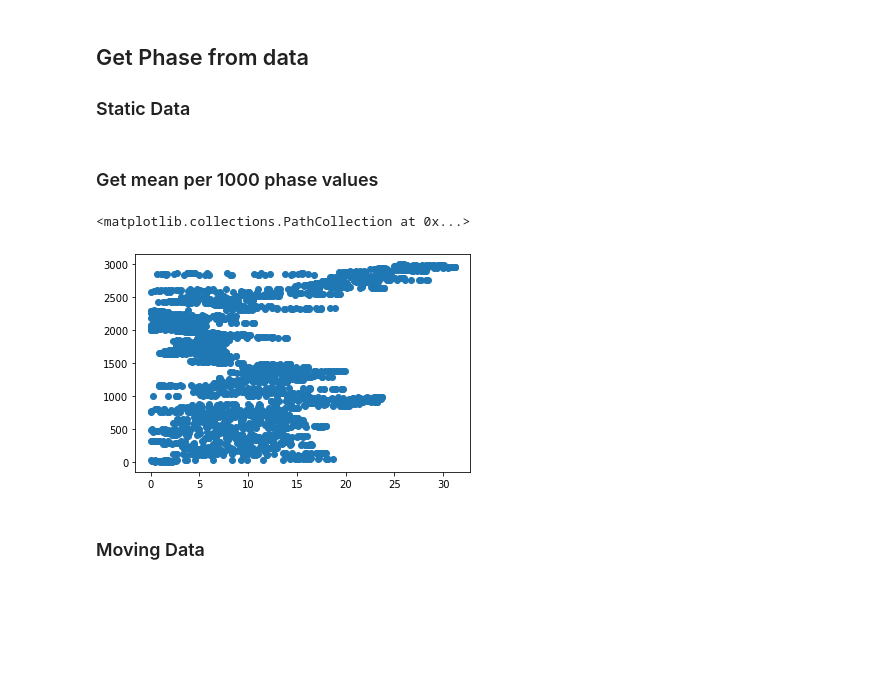
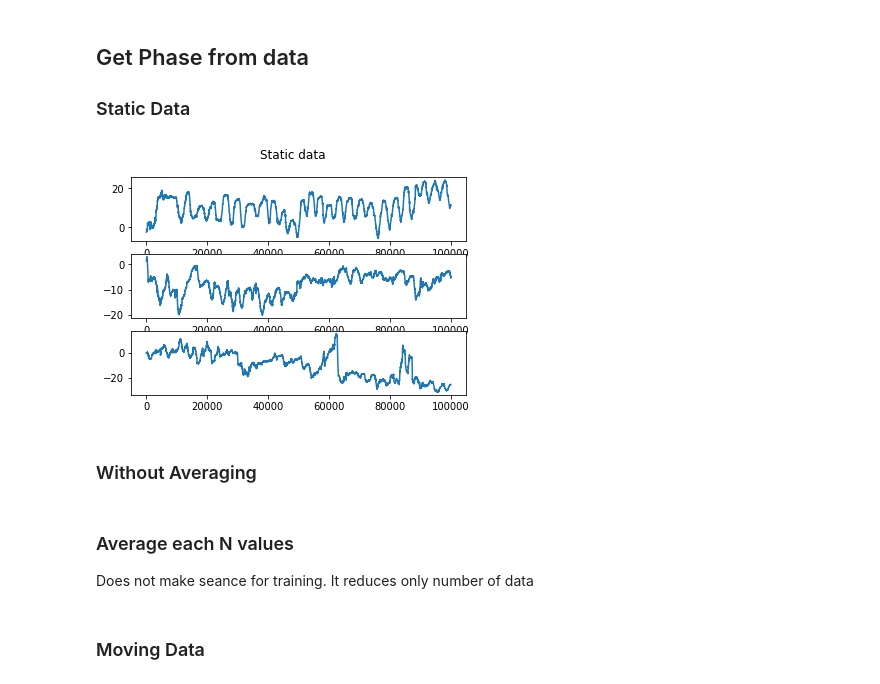
Before and after one commit to ml-lohi/hackathon-aachen, a Jupyter notebook: linear_discriminant_ananlysis.ipynb, the cells around one changed output. Saved outputs shown, nothing was run; the diff lists cells and outputs as text; code cells hidden in the pictures; blank space fills up the shorter version.

```diff
--- a/linear_discriminant_ananlysis.ipynb
+++ b/linear_discriminant_ananlysis.ipynb
@@ -25,12 +25,15 @@ Shape moving data: (3, 100000, 64)
 # %%
 phases_static = []
 for i in range(N_STATIC):
     phases, abses, _, _ = processing.do_processing(data_static[i])
     phases_static.append(np.mean(phases, axis=0))
 
-# fig, axs = plt.subplots(N_STATIC)
-# fig.suptitle('Static data')
-# for i in range(N_STATIC):
-#     axs[i].plot(phases_static[i])
+# Plot 3 different measurments for static case
+fig, axs = plt.subplots(N_STATIC)
+fig.suptitle('Static data')
+for i in range(N_STATIC):
+    axs[i].plot(phases_static[i])
+# %% [output]
+[figure, added]
-# %% [markdown]
-### Get mean per 1000 phase values
+# %% [markdown]
+### Without Averaging
@@ -37,29 +44,29 @@ for i in range(N_STATIC):
+# %% [markdown]
+### Average each N values
+Does not make seance for training. It reduces only number of data
 # %%
-mean_n = 100
- # should be 3 x [len(phases_static) / mean_n] matrix with 0
-mean_phases_static = np.zeros((3, int(len(phases_static[0])/mean_n)))
+# mean_n = 100
+#  # should be 3 x [len(phases_static) / mean_n] matrix with 0
+# mean_phases_static = np.zeros((3, int(len(phases_static[0])/mean_n)))
 
-# mean_phases_static = phases_static[0::1000]
+# # mean_phases_static = phases_static[0::1000]
 
-for j in range(3):
-    for i, _ in enumerate(phases_static[j][::mean_n]):
-        sub_list = phases_static[j][i*mean_n:] if (i+1)*mean_n > len(phases_static[j]) else phases_static[j][i*mean_n:(i+1)*mean_n]
-        # print(sum(sub_list) / float(len(sub_list)))
-        mean_phases_static[j][i] = sum(sub_list) / float(len(sub_list))
+# for j in range(3):
+#     for i, _ in enumerate(phases_static[j][::mean_n]):
+#         sub_list = phases_static[j][i*mean_n:] if (i+1)*mean_n > len(phases_static[j]) else phases_static[j][i*mean_n:(i+1)*mean_n]
+#         # print(sum(sub_list) / float(len(sub_list)))
+#         mean_phases_static[j][i] = sum(sub_list) / float(len(sub_list))
 
 
-# print(np.mean(mean_phases_static[0]))
+# # print(np.mean(mean_phases_static[0]))
 
-mean_phases_static = np.ravel(mean_phases_static)
-mean_phases_static = [abs(i) for i in mean_phases_static]
+# mean_phases_static = np.ravel(mean_phases_static)
+# mean_phases_static = [abs(i) for i in mean_phases_static]
 
-x = list(range(0, len(mean_phases_static)))
-plt.scatter(mean_phases_static, x)
-# plt.scatter(mean_phases_static[1], x)
-# plt.scatter(mean_phases_static[2], x)
+# x = list(range(0, len(mean_phases_static)))
+# plt.scatter(mean_phases_static, x)
+# # plt.scatter(mean_phases_static[1], x)
+# # plt.scatter(mean_phases_static[2], x)
-# %% [output]
-<matplotlib.collections.PathCollection at 0x...>
-[figure, removed]
 # %% [markdown]
 ### Moving Data
 # %%
```
Also changed, not shown: parts of 9 cells of this notebook, 1 other file.
